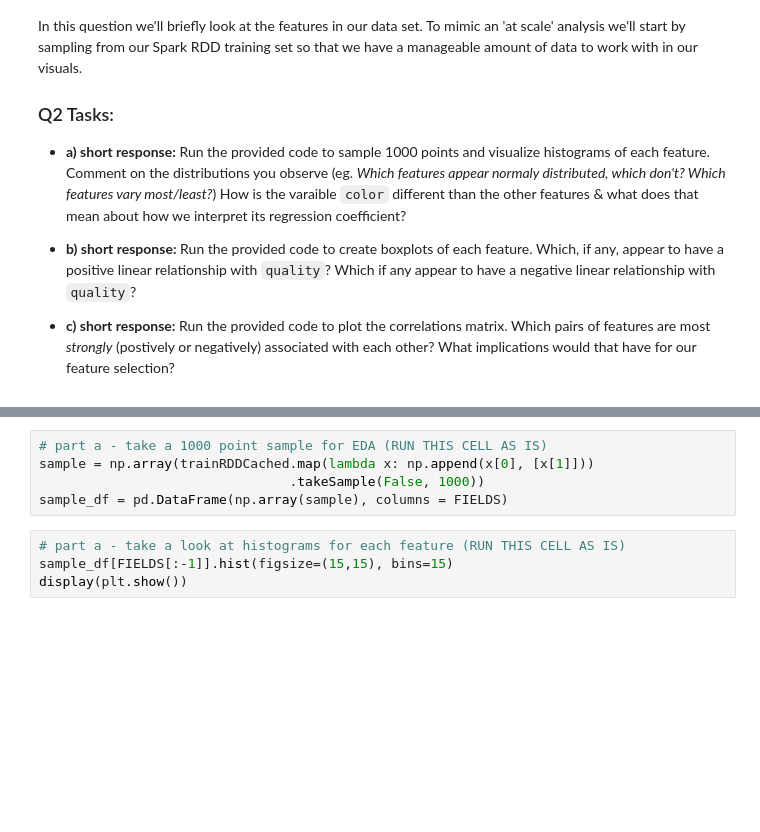
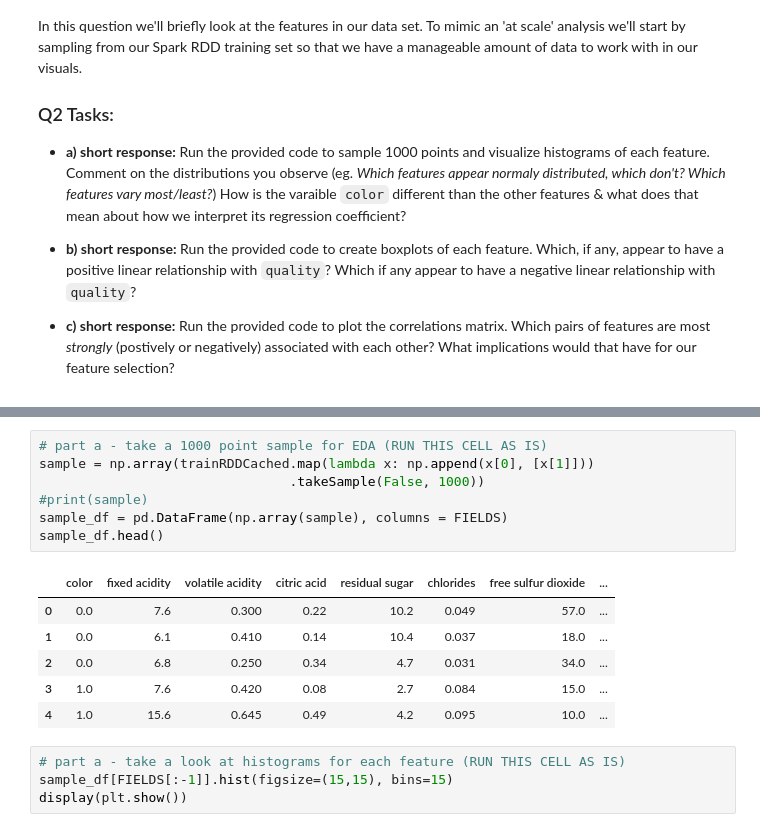
Before and after one commit to jayeshparikh/w261assignments, a Jupyter notebook: Assignments/HW4/databricks/student/hw4_Workbook.ipynb, the cells around one changed output, grey strips where cells are left out. Drawn from its saved outputs; the diff is of its cells as text; blank space fills up the shorter version.

```diff
--- a/Assignments/HW4/databricks/student/hw4_Workbook.ipynb
+++ b/Assignments/HW4/databricks/student/hw4_Workbook.ipynb
@@ -162,8 +224,17 @@ In this question we'll briefly look at the features in our data set. To mimic an
 # %%
 # part a - take a 1000 point sample for EDA (RUN THIS CELL AS IS)
 sample = np.array(trainRDDCached.map(lambda x: np.append(x[0], [x[1]]))
                                 .takeSample(False, 1000))
+#print(sample)
 sample_df = pd.DataFrame(np.array(sample), columns = FIELDS)
+sample_df.head()
+# %% [output]
+|  | color | fixed acidity | volatile acidity | citric acid | residual sugar | chlorides | free sulfur dioxide | ... |
+| 0 | 0.0 | 7.6 | 0.300 | 0.22 | 10.2 | 0.049 | 57.0 | ... |
+| 1 | 0.0 | 6.1 | 0.410 | 0.14 | 10.4 | 0.037 | 18.0 | ... |
+| 2 | 0.0 | 6.8 | 0.250 | 0.34 | 4.7 | 0.031 | 34.0 | ... |
+| 3 | 1.0 | 7.6 | 0.420 | 0.08 | 2.7 | 0.084 | 15.0 | ... |
+| 4 | 1.0 | 15.6 | 0.645 | 0.49 | 4.2 | 0.095 | 10.0 | ... |
 # %%
 # part a - take a look at histograms for each feature (RUN THIS CELL AS IS)
 sample_df[FIELDS[:-1]].hist(figsize=(15,15), bins=15)
```
Also changed, not shown: parts of 19 cells of this notebook.
